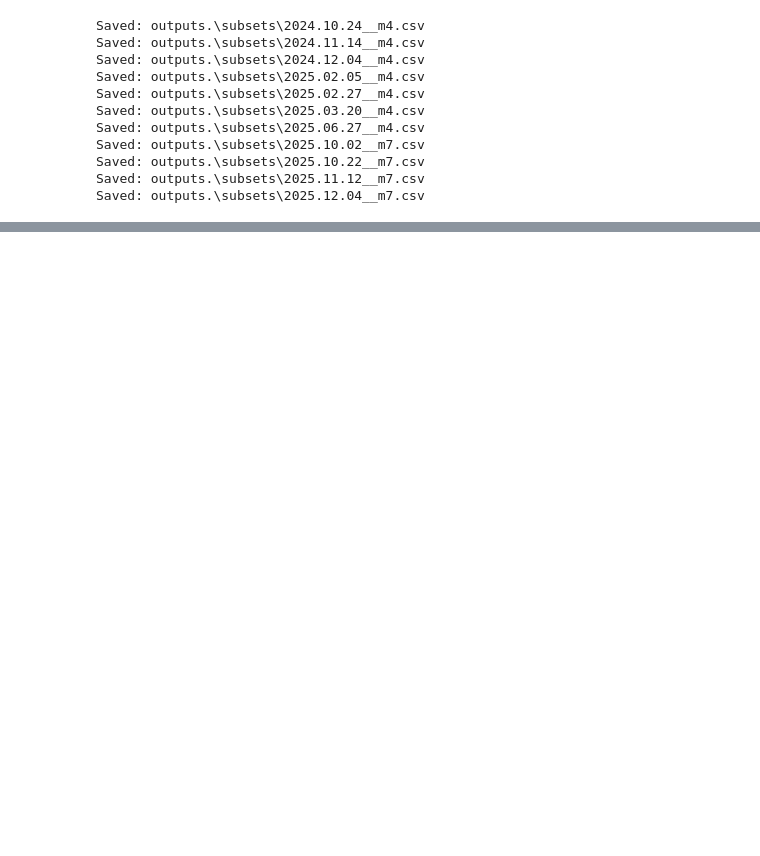
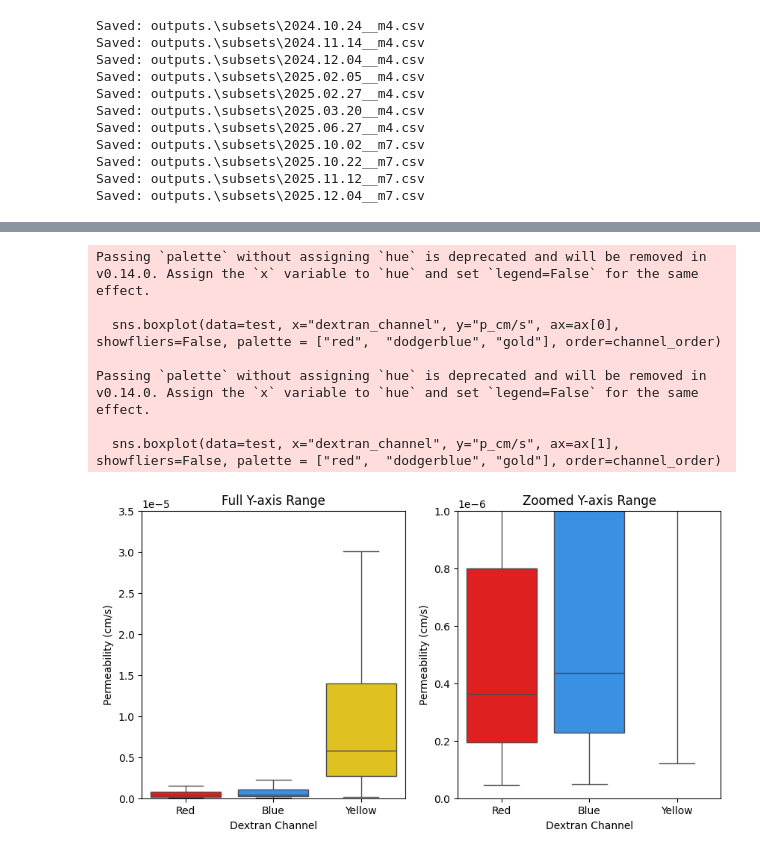
Before and after one commit to isobelth/image_quantification, a Jupyter notebook: Vasculature/plotting_outputs.ipynb, the cells around one changed output, grey strips where cells are left out. Saved outputs shown, nothing was run; the diff lists cells and outputs as text; code cells hidden in the pictures; blank space fills up the shorter version.

Commit message:
updated plotting for defne

```diff
--- a/Vasculature/plotting_outputs.ipynb
+++ b/Vasculature/plotting_outputs.ipynb
@@ -182,3 +182,11 @@ Saved: outputs.\subsets\2025.10.02__m7.csv
 Saved: outputs.\subsets\2025.10.22__m7.csv
 Saved: outputs.\subsets\2025.11.12__m7.csv
 Saved: outputs.\subsets\2025.12.04__m7.csv
+# %%
+import pandas as pd
+import seaborn as sns
+import matplotlib.pyplot as plt
+test = pd.read_csv(r"c:\Users\taylorhearn\Downloads\perfusion_all_images.csv")
+# %%
+test = test[test["p_cm/s"] > 0]
+test.head()
@@ -184,0 +200,24 @@ Saved: outputs.\subsets\2025.12.04__m7.csv
+# %%
+fig, ax = plt.subplots(ncols = 2, figsize = (10, 5))
+channel_order = ["Red", "Blue", "Yellow"]
+
+sns.boxplot(data=test, x="dextran_channel", y="p_cm/s", ax=ax[0], showfliers=False, palette = ["red",  "dodgerblue", "gold"], order=channel_order)
+ax[0].set_ylabel("Permeability (cm/s)")
+ax[0].set_ylim(0, 0.000035)
+ax[0].set_title("Full Y-axis Range")
+ax[0].set_xlabel("Dextran Channel")
+sns.boxplot(data=test, x="dextran_channel", y="p_cm/s", ax=ax[1], showfliers=False, palette = ["red",  "dodgerblue", "gold"], order=channel_order)
+ax[1].set_ylabel("Permeability (cm/s)")
+ax[1].set_ylim(0, 0.0000010)
+ax[1].set_title("Zoomed Y-axis Range")
+ax[1].set_xlabel("Dextran Channel")
+plt.savefig(r"c:\Users\taylorhearn\Downloads\defne_results.pdf", transparent=True, bbox_inches="tight")
+# %% [output]
+Passing `palette` without assigning `hue` is deprecated and will be removed in v0.14.0. Assign the `x` variable to `hue` and set `legend=False` for the same effect.
+
+  sns.boxplot(data=test, x="dextran_channel", y="p_cm/s", ax=ax[0], showfliers=False, palette = ["red",  "dodgerblue", "gold"], order=channel_order)
+
+Passing `palette` without assigning `hue` is deprecated and will be removed in v0.14.0. Assign the `x` variable to `hue` and set `legend=False` for the same effect.
+
+  sns.boxplot(data=test, x="dextran_channel", y="p_cm/s", ax=ax[1], showfliers=False, palette = ["red",  "dodgerblue", "gold"], order=channel_order)
+[figure, added]
```
Also changed, not shown: parts of 1 cell of this notebook, 1 other file.
